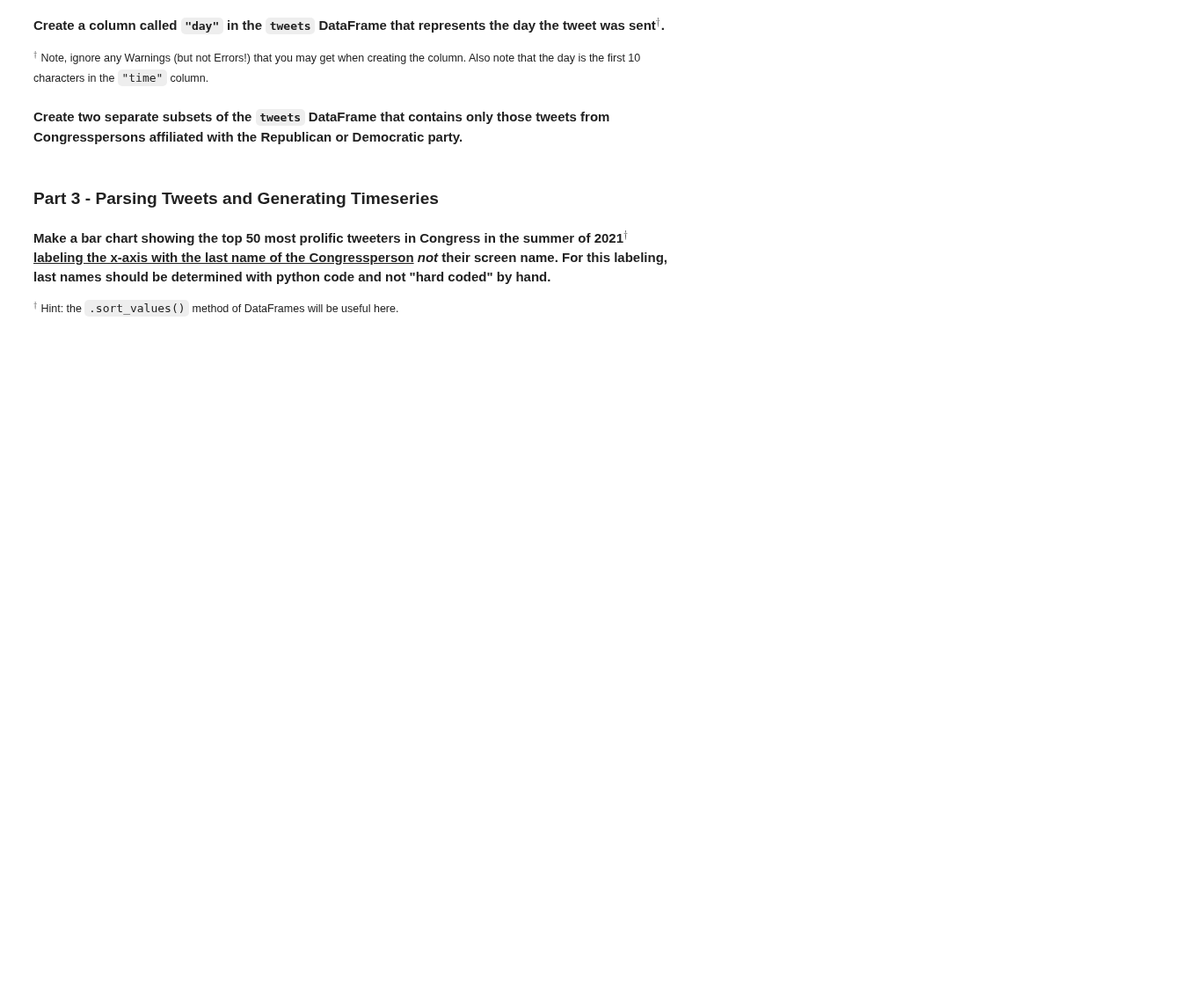
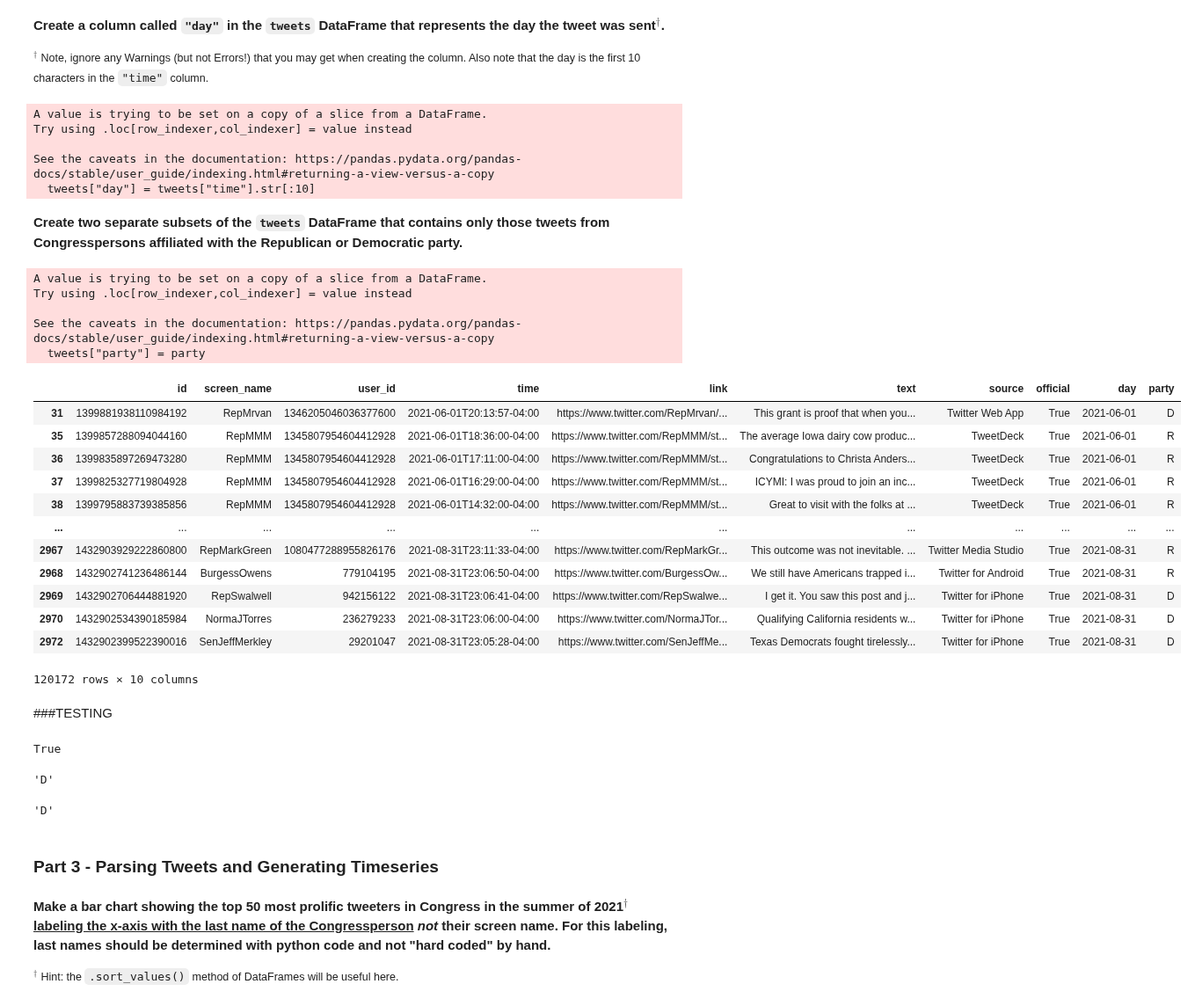
Before and after one commit to ReidelVichot/DSTEP23, a Jupyter notebook: assignments/dstep23_assignment_03_RVichot.ipynb, the cells around one changed output. Shown at 88% size. Cells and saved outputs as stored; diff of their text form; code cells hidden in the pictures; blank space fills up the shorter version.

```diff
--- a/assignments/dstep23_assignment_03_RVichot.ipynb
+++ b/assignments/dstep23_assignment_03_RVichot.ipynb
@@ -134,0 +222,2 @@ Notice that you now have a DataFrame `data` containing tweets for the summer of
+# %%
+tweets = data[data.official == True]
@@ -136,5 +241,13 @@ Notice that you now have a DataFrame `data` containing tweets for the summer of
 **Create a column called `"day"` in the `tweets` DataFrame that represents the day the tweet was sent$^{\dagger}$.**
 
 <small>$^\dagger$ Note, ignore any Warnings (but not Errors!) that you may get when creating the column.  Also note that the day is the first 10 characters in the `"time"` column.</small>
+# %%
+tweets["day"] = tweets["time"].str[:10]
+# %% [output]
+A value is trying to be set on a copy of a slice from a DataFrame.
+Try using .loc[row_indexer,col_indexer] = value instead
+
+See the caveats in the documentation: https://pandas.pydata.org/pandas-docs/stable/user_guide/indexing.html#returning-a-view-versus-a-copy
+  tweets["day"] = tweets["time"].str[:10]
 # %% [markdown]
 **Create two separate subsets of the `tweets` DataFrame that contains only those tweets from Congresspersons affiliated with the Republican or Democratic party.**
@@ -140,0 +259,24 @@ Notice that you now have a DataFrame `data` containing tweets for the summer of
+# %%
+tweets["party"] = party
+# %% [output]
+A value is trying to be set on a copy of a slice from a DataFrame.
+Try using .loc[row_indexer,col_indexer] = value instead
+
+See the caveats in the documentation: https://pandas.pydata.org/pandas-docs/stable/user_guide/indexing.html#returning-a-view-versus-a-copy
+  tweets["party"] = party
+# %%
+tweets
+# %% [output]
+|  | id | screen_name | user_id | time | link | text | source | official | day | party |
+| 31 | 1399881938110984192 | RepMrvan | 1346205046036377600 | 2021-06-01T20:13:57-04:00 | https://www.twitter.com/RepMrvan/... | This grant is proof that when you... | Twitter Web App | True | 2021-06-01 | D |
+| 35 | 1399857288094044160 | RepMMM | 1345807954604412928 | 2021-06-01T18:36:00-04:00 | https://www.twitter.com/RepMMM/st... | The average Iowa dairy cow produc... | TweetDeck | True | 2021-06-01 | R |
+| 36 | 1399835897269473280 | RepMMM | 1345807954604412928 | 2021-06-01T17:11:00-04:00 | https://www.twitter.com/RepMMM/st... | Congratulations to Christa Anders... | TweetDeck | True | 2021-06-01 | R |
+| 37 | 1399825327719804928 | RepMMM | 1345807954604412928 | 2021-06-01T16:29:00-04:00 | https://www.twitter.com/RepMMM/st... | ICYMI: I was proud to join an inc... | TweetDeck | True | 2021-06-01 | R |
+| 38 | 1399795883739385856 | RepMMM | 1345807954604412928 | 2021-06-01T14:32:00-04:00 | https://www.twitter.com/RepMMM/st... | Great to visit with the folks at ... | TweetDeck | True | 2021-06-01 | R |
+| ... | ... | ... | ... | ... | ... | ... | ... | ... | ... | ... |
+| 2967 | 1432903929222860800 | RepMarkGreen | 1080477288955826176 | 2021-08-31T23:11:33-04:00 | https://www.twitter.com/RepMarkGr... | This outcome was not inevitable. ... | Twitter Media Studio | True | 2021-08-31 | R |
+| 2968 | 1432902741236486144 | BurgessOwens | 779104195 | 2021-08-31T23:06:50-04:00 | https://www.twitter.com/BurgessOw... | We still have Americans trapped i... | Twitter for Android | True | 2021-08-31 | R |
+| 2969 | 1432902706444881920 | RepSwalwell | 942156122 | 2021-08-31T23:06:41-04:00 | https://www.twitter.com/RepSwalwe... | I get it. You saw this post and j... | Twitter for iPhone | True | 2021-08-31 | D |
+| 2970 | 1432902534390185984 | NormaJTorres | 236279233 | 2021-08-31T23:06:00-04:00 | https://www.twitter.com/NormaJTor... | Qualifying California residents w... | Twitter for iPhone | True | 2021-08-31 | D |
+| 2972 | 1432902399522390016 | SenJeffMerkley | 29201047 | 2021-08-31T23:05:28-04:00 | https://www.twitter.com/SenJeffMe... | Texas Democrats fought tirelessly... | Twitter for iPhone | True | 2021-08-31 | D |
+120172 rows × 10 columns
@@ -141,3 +286,18 @@ Notice that you now have a DataFrame `data` containing tweets for the summer of
+# %% [markdown]
+###TESTING
+# %%
+"RepMrvan" in list(accts.Twitter)
+# %% [output]
+True
+# %%
+index = list(accts.Twitter).index("RepMrvan")
+list(accts.Party)[178]
+# %% [output]
+'D'
+# %%
+list(accts.Party)[178]
+# %% [output]
+'D'
 # %% [markdown]
 ### **Part 3 - Parsing Tweets and Generating Timeseries**
 # %% [markdown]
```
Also changed, not shown: parts of 23 cells of this notebook.
